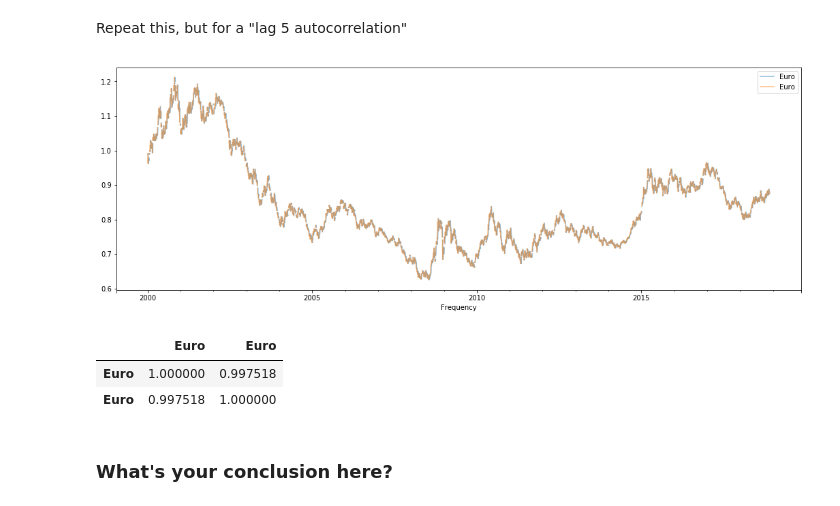
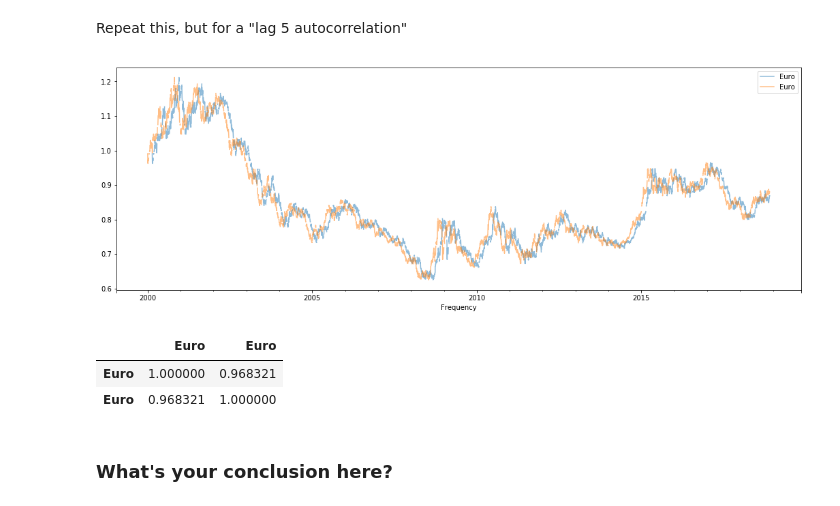
Before and after one commit to elenasm7/dsc-3-26-05-correlation-and-autocorrelation-in-time-series-lab-nyc-ds-career-012819, a Jupyter notebook: index.ipynb, the cells around one changed output. Cells and saved outputs as stored; diff of their text form; code cells hidden in the pictures.

```diff
--- a/index.ipynb
+++ b/index.ipynb
@@ -109,18 +109,18 @@ lag_1.corr()
 Repeat this, but for a "lag 5 autocorrelation"
 # %%
 # your code here
-euro_shift_5 = euro.shift(periods=5)
+euro_shift_5 = euro.shift(periods=50)
 lag_5= pd.concat([euro_shift_5, euro], axis=1)
 lag_5.plot(figsize=(18,6), alpha=0.5);
 # %% [output]
-[figure, old version]
+[figure, new version]
 # %%
 # your code here
 lag_5.corr()
 # %% [output]
 |  | Euro | Euro |
-| Euro | 1.000000 | 0.997518 |
-| Euro | 0.997518 | 1.000000 |
+| Euro | 1.000000 | 0.968321 |
+| Euro | 0.968321 | 1.000000 |
 # %% [markdown]
 ### What's your conclusion here?
 # %% [markdown]
```
